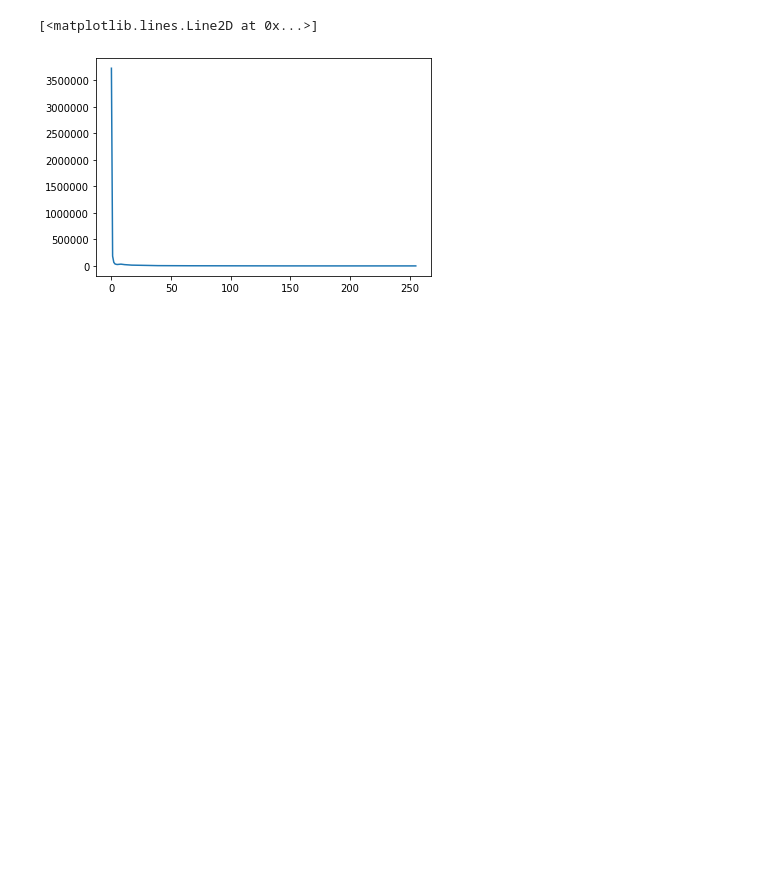
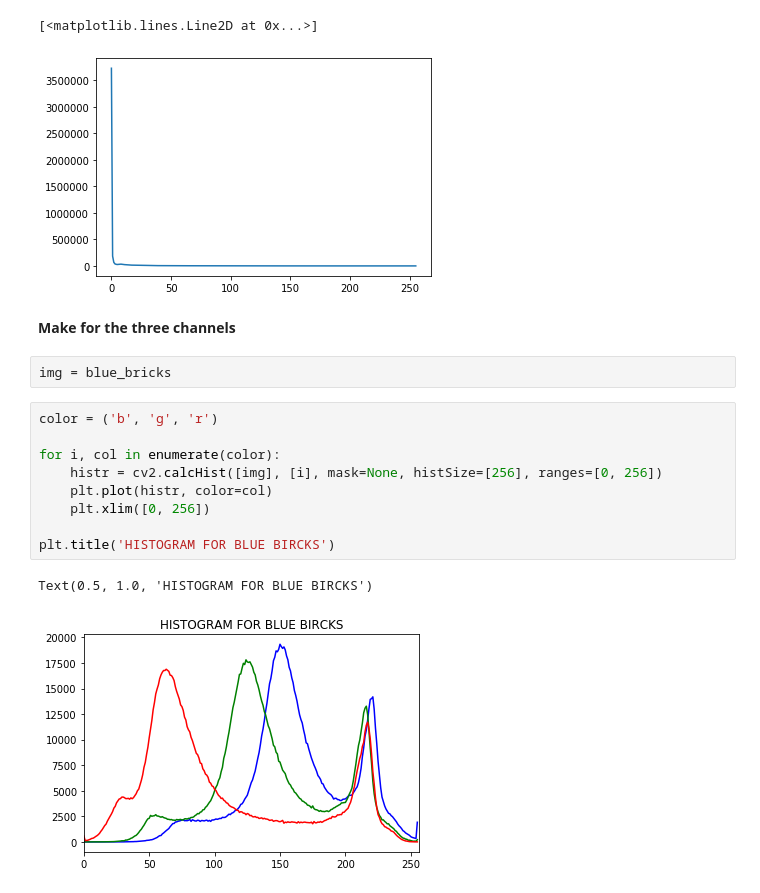
Before and after one commit to neemiasbsilva/dl-and-computer-vision, a Jupyter notebook: image-processing/histograms-means-image.ipynb, the cells around one changed output. Drawn from its saved outputs; the diff is of its cells as text; blank space fills up the shorter version.

Commit message:
Image Histograms Means (ccalculate for the Three channels)

```diff
--- a/image-processing/histograms-means-image.ipynb
+++ b/image-processing/histograms-means-image.ipynb
@@ -55,3 +59,19 @@ plt.plot(hist_values)
 # %% [output]
 [<matplotlib.lines.Line2D at 0x...>]
 [figure]
+# %% [markdown]
+**Make for the three channels**
+# %%
+img = blue_bricks
+# %%
+color = ('b', 'g', 'r')
+
+for i, col in enumerate(color):
+    histr = cv2.calcHist([img], [i], mask=None, histSize=[256], ranges=[0, 256])
+    plt.plot(histr, color=col)
+    plt.xlim([0, 256])
+
+plt.title('HISTOGRAM FOR BLUE BIRCKS')
+# %% [output]
+Text(0.5, 1.0, 'HISTOGRAM FOR BLUE BIRCKS')
+[figure, added]
```
Also changed, not shown: parts of 4 cells of this notebook.
